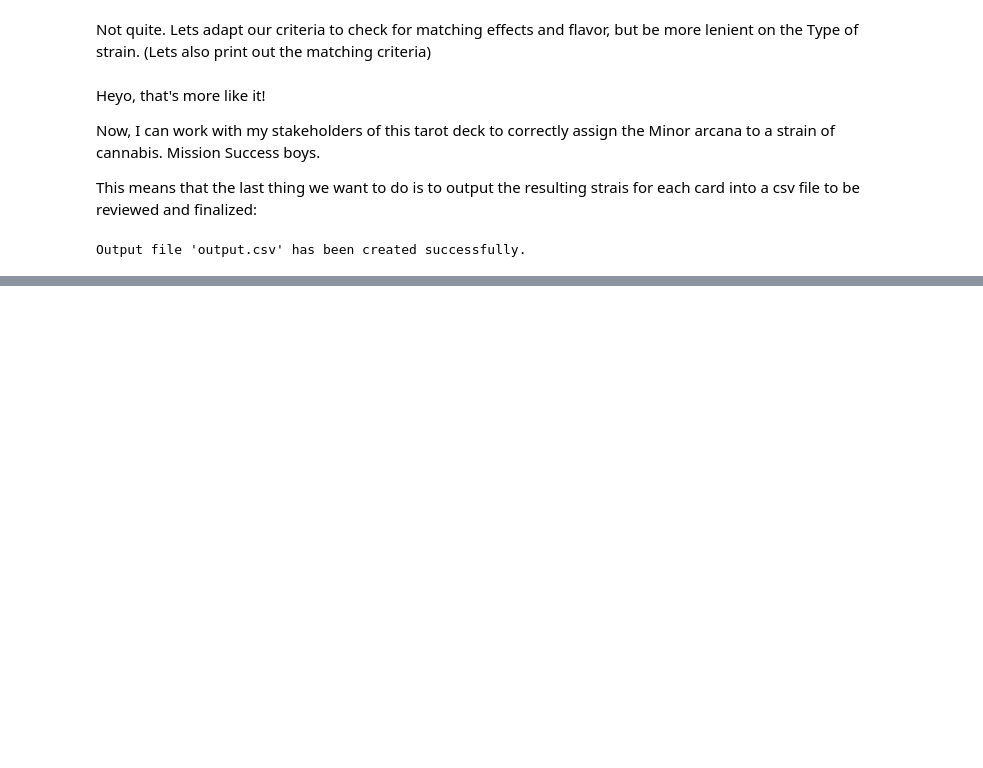
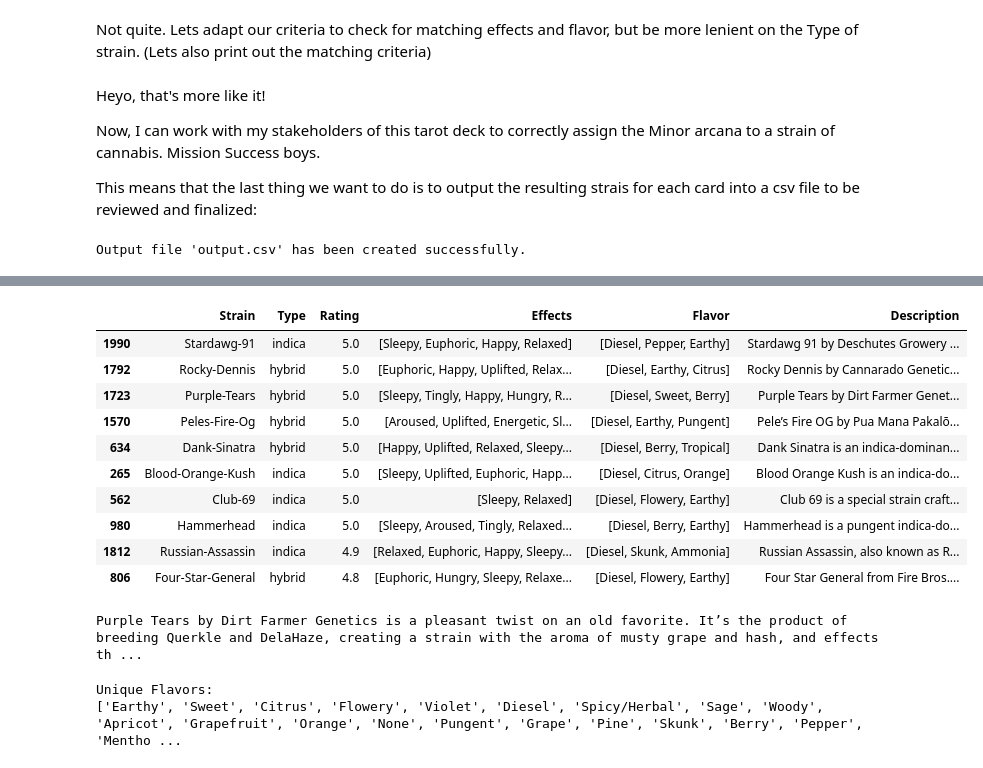
Before and after one commit to nkslip/DankDataDivinations, a Jupyter notebook: index.ipynb, the cells around one changed output, grey strips where cells are left out. Drawn from its saved outputs; the diff is of its cells as text; code cells hidden in the pictures; blank space fills up the shorter version.

Commit message:
finished selecting all strains!

```diff
--- a/index.ipynb
+++ b/index.ipynb
@@ -388,7 +385,7 @@ Not quite. Lets adapt our criteria to check for matching effects and flavor, but
 import pandas as pd
 from difflib import get_close_matches
 
-def find_matching_strains(card, tarot_df, df, n=5):
+def find_matching_strains(card, tarot_df, df, n=5, compare_type=True):
     # Find the card strain
     card_strain = tarot_df[tarot_df['Card'] == card.lower()]
 
@@ -398,12 +395,15 @@ def find_matching_strains(card, tarot_df, df, n=5):
         flavor = card_strain['Flavor'].values[0]
         strain_type = card_strain['Type'].values[0]
 
-        # Filter strains with matching effects, flavor, and type
+        # Filter strains with matching effects and flavor
         matching_strains = df[
             (df['Effects'].apply(lambda x: all(effect in x for effect in effects)))
             & (df['Flavor'].apply(lambda x: flavor in x))
-            & (df['Type'].str.lower() == strain_type.lower())
         ]
+
+        # If compare_type is True, additionally filter by strain type
+        if compare_type:
+            matching_strains = matching_strains[matching_strains['Type'].str.lower() == strain_type.lower()]
 
         if not matching_strains.empty:
             # Sort strains based on their ratings
@@ -423,16 +423,17 @@ def find_matching_strains(card, tarot_df, df, n=5):
 
             return sorted_strains.head(n)
 
-        # If still no match, find closest matching strain type
-        matching_effects = df[
-            (df['Effects'].apply(lambda x: all(effect in x for effect in effects[0:1])))
-        ]
+        # If still no match, find closest matching strain type (if compare_type is True)
+        if compare_type:
+            matching_effects = df[
+                (df['Effects'].apply(lambda x: all(effect in x for effect in effects[0:1])))
+            ]
 
-        if not matching_effects.empty:
-            # Sort strains based on their ratings
-            sorted_strains = matching_effects.sort_values('Rating', ascending=False)
+            if not matching_effects.empty:
+                # Sort strains based on their ratings
+                sorted_strains = matching_effects.sort_values('Rating', ascending=False)
 
-            return sorted_strains.head(n)
+                return sorted_strains.head(n)
 
         # If still no match, find closest matching strains based on strain name
         all_strain_names = df['Strain'].tolist()
@@ -483,0 +555,36 @@ STAY TUNED FOR A WEED THEMED TAROT DECK
+# %%
+# for finding more results for specific cards:
+tarot_df = pd.read_csv("./input/tarot.csv")
+find_matching_strains("two of swords", tarot_df, df, n=10, compare_type=False)
+# %% [output]
+|  | Strain | Type | Rating | Effects | Flavor | Description |
+| 1990 | Stardawg-91 | indica | 5.0 | [Sleepy, Euphoric, Happy, Relaxed] | [Diesel, Pepper, Earthy] | Stardawg 91 by Deschutes Growery ... |
+| 1792 | Rocky-Dennis | hybrid | 5.0 | [Euphoric, Happy, Uplifted, Relax... | [Diesel, Earthy, Citrus] | Rocky Dennis by Cannarado Genetic... |
+| 1723 | Purple-Tears | hybrid | 5.0 | [Sleepy, Tingly, Happy, Hungry, R... | [Diesel, Sweet, Berry] | Purple Tears by Dirt Farmer Genet... |
+| 1570 | Peles-Fire-Og | hybrid | 5.0 | [Aroused, Uplifted, Energetic, Sl... | [Diesel, Earthy, Pungent] | Pele’s Fire OG by Pua Mana Pakalō... |
+| 634 | Dank-Sinatra | hybrid | 5.0 | [Happy, Uplifted, Relaxed, Sleepy... | [Diesel, Berry, Tropical] | Dank Sinatra is an indica-dominan... |
+| 265 | Blood-Orange-Kush | indica | 5.0 | [Sleepy, Uplifted, Euphoric, Happ... | [Diesel, Citrus, Orange] | Blood Orange Kush is an indica-do... |
+| 562 | Club-69 | indica | 5.0 | [Sleepy, Relaxed] | [Diesel, Flowery, Earthy] | Club 69 is a special strain craft... |
+| 980 | Hammerhead | indica | 5.0 | [Sleepy, Aroused, Tingly, Relaxed... | [Diesel, Berry, Earthy] | Hammerhead is a pungent indica-do... |
+| 1812 | Russian-Assassin | indica | 4.9 | [Relaxed, Euphoric, Happy, Sleepy... | [Diesel, Skunk, Ammonia] | Russian Assassin, also known as R... |
+| 806 | Four-Star-General | hybrid | 4.8 | [Euphoric, Hungry, Sleepy, Relaxe... | [Diesel, Flowery, Earthy] | Four Star General from Fire Bros.... |
+# %%
+strain_name = 'Purple-Tears'
+print_strain_description(strain_name, df)
+# %% [output]
+Purple Tears by Dirt Farmer Genetics is a pleasant twist on an old favorite. It’s the product of breeding Querkle and DelaHaze, creating a strain with the aroma of musty grape and hash, and effects th ...
+# %%
+flavor_df = df.explode('Flavor')
+
+# Get the unique flavors from the exploded DataFrame
+unique_flavors = flavor_df['Flavor'].unique()
+
+# Convert the unique flavors to a list
+unique_flavors_list = unique_flavors.tolist()
+
+# Print the list of unique flavors
+print("Unique Flavors:")
+print(unique_flavors_list)
+# %% [output]
+Unique Flavors:
+['Earthy', 'Sweet', 'Citrus', 'Flowery', 'Violet', 'Diesel', 'Spicy/Herbal', 'Sage', 'Woody', 'Apricot', 'Grapefruit', 'Orange', 'None', 'Pungent', 'Grape', 'Pine', 'Skunk', 'Berry', 'Pepper', 'Mentho ...
```
Also changed, not shown: parts of 8 cells of this notebook, 2 other files.
